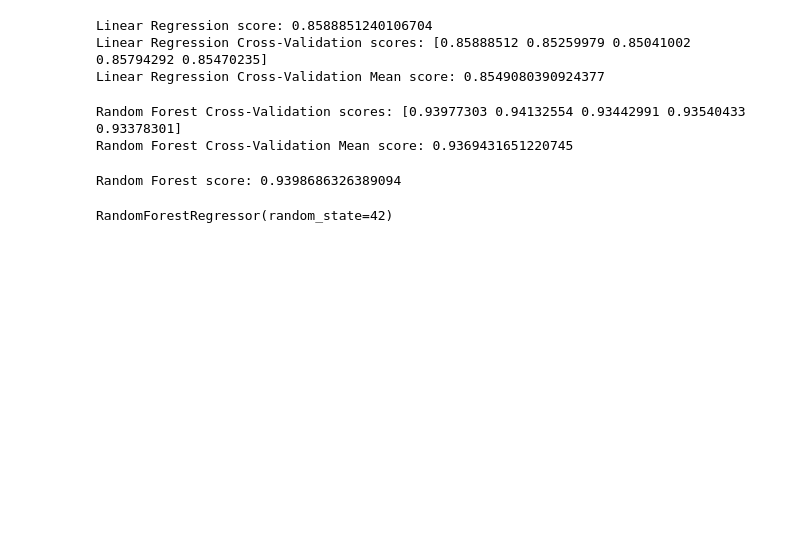
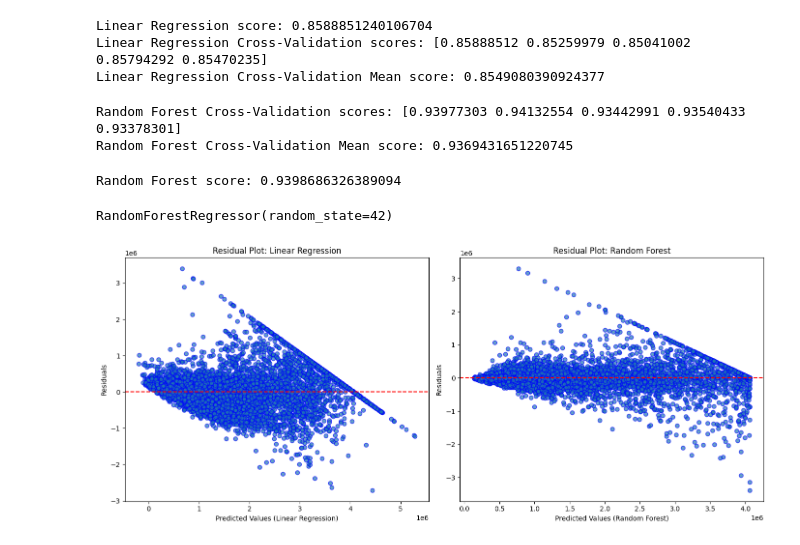
Before and after one commit to lhadi18/kuala-lumpur-house-price-prediction, a Jupyter notebook: machine_learning_model.ipynb, the cells around one changed output. Drawn from its saved outputs; the diff is of its cells as text; code cells hidden in the pictures; blank space fills up the shorter version.

Commit message:
residual plot and actual vs predicted plot

```diff
--- a/machine_learning_model.ipynb
+++ b/machine_learning_model.ipynb
@@ -5,7 +5,7 @@ import pandas as pd
 from html import unescape
 from scipy.stats import skew
 # %%
-df = pd.read_csv('data_kaggle.csv')
+df = pd.read_csv('data/data_kaggle.csv')
 
 df.head()
 # %% [output]
@@ -428,6 +432,12 @@ print(f"Random Forest score: {rf_model_score}")
 y_pred_rf = rf_model.predict(X_test_scaled)
 # %% [output]
 Random Forest score: 0.9398686326389094
+# %%
+# Predictions
+y_pred_rf = rf_model.predict(X_test_scaled)
+
+# Residuals for Random Forest
+residuals_rf = y_test - y_pred_rf
 # %%
 # Fit the Random Forest model on the entire dataset
 rf_model.fit(X_scaled, y)
@@ -435,0 +448,26 @@ RandomForestRegressor(random_state=42)
+# %%
+y_pred_linear = linear_model.predict(X_test)
+residuals_linear = y_test - y_pred_linear
+residuals_rf = y_test - y_pred_rf
+
+# Plotting the Residual Plots
+plt.figure(figsize=(14, 6))
+
+plt.subplot(1, 2, 1)
+plt.scatter(y_pred_linear, residuals_linear, alpha=0.7, edgecolors='b')
+plt.axhline(y=0, color='r', linestyle='--')
+plt.xlabel('Predicted Values (Linear Regression)')
+plt.ylabel('Residuals')
+plt.title('Residual Plot: Linear Regression')
+
+plt.subplot(1, 2, 2)
+plt.scatter(y_pred_rf, residuals_rf, alpha=0.7, edgecolors='b')
+plt.axhline(y=0, color='r', linestyle='--')
+plt.xlabel('Predicted Values (Random Forest)')
+plt.ylabel('Residuals')
+plt.title('Residual Plot: Random Forest')
+
+plt.tight_layout()
+plt.show()
+# %% [output]
+[figure, added]
```
Also changed, not shown: parts of 10 cells of this notebook.
